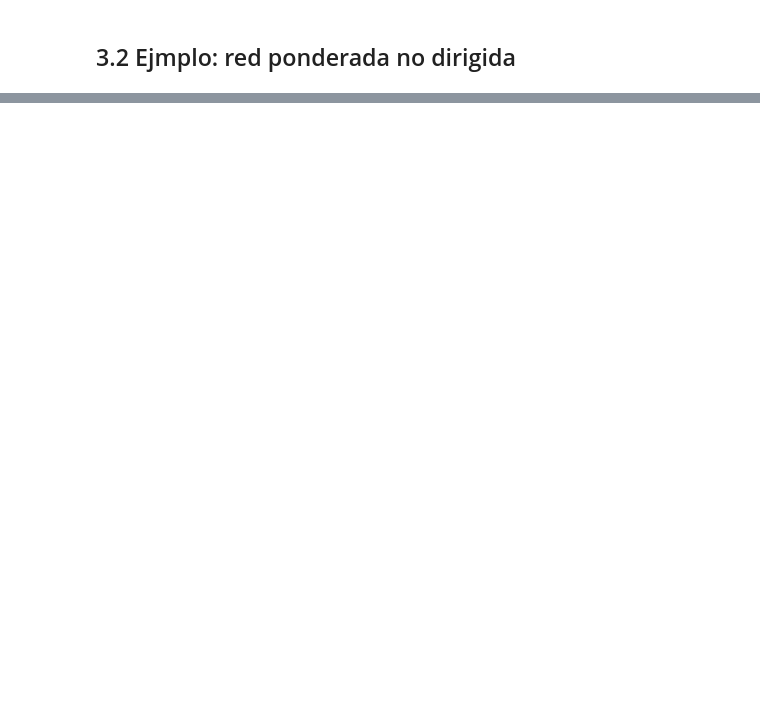
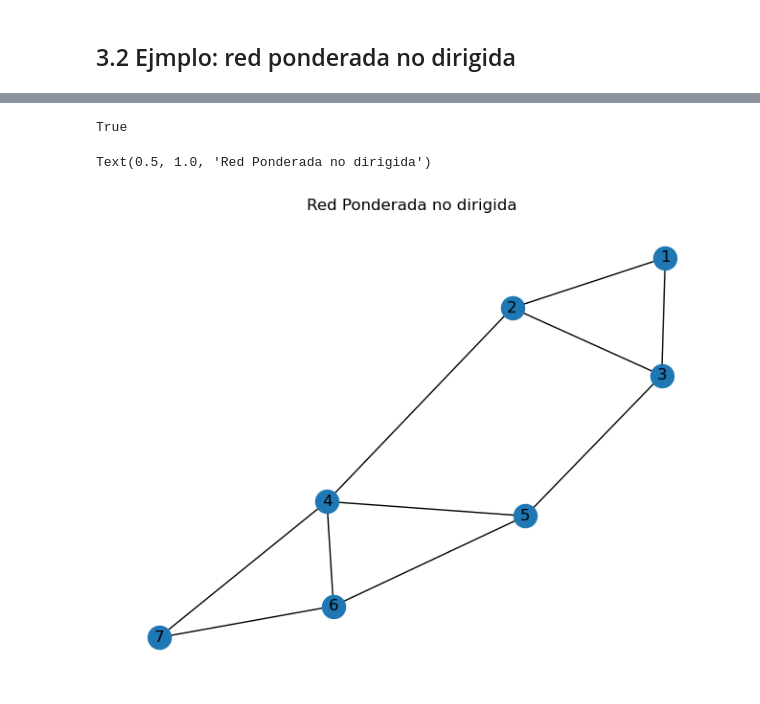
Before and after one commit to briveros23/Redes_sociales, a Jupyter notebook: notebook/Taller 1.ipynb, the cells around one changed output, grey strips where cells are left out. Drawn from its saved outputs; the diff is of its cells as text; code cells hidden in the pictures; blank space fills up the shorter version.

```diff
--- a/notebook/Taller 1.ipynb
+++ b/notebook/Taller 1.ipynb
@@ -66,0 +65,7 @@ Text(0.5, 1.0, 'Red binaria no dirigida')
+# %%
+# red ponderada no dirigida
+WG = G.copy()
+random.seed(0)
+WG.add_weighted_edges_from([(u, v, round(random.uniform(0, 1), 3)) for u, v in WG.edges()])
+# pesos
+nx.get_edge_attributes(WG, 'weight')
@@ -66,0 +83,11 @@ Text(0.5, 1.0, 'Red binaria no dirigida')
+# %%
+# ponderada?
+print(nx.is_weighted(WG))
+# %% [output]
+True
+# %%
+nx.draw(WG, with_labels=True)
+plt.title("Red Ponderada no dirigida")
+# %% [output]
+Text(0.5, 1.0, 'Red Ponderada no dirigida')
+[figure, added]
```
Also changed, not shown: parts of 5 cells of this notebook, 1 other file.
